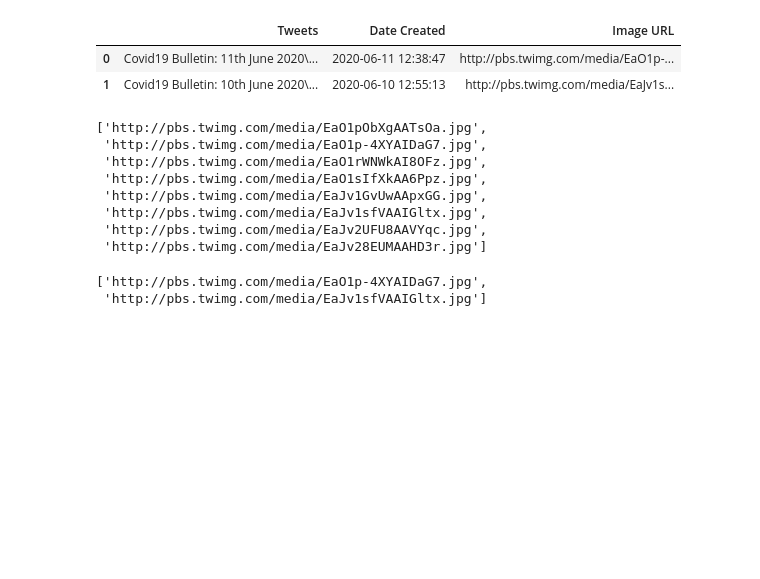
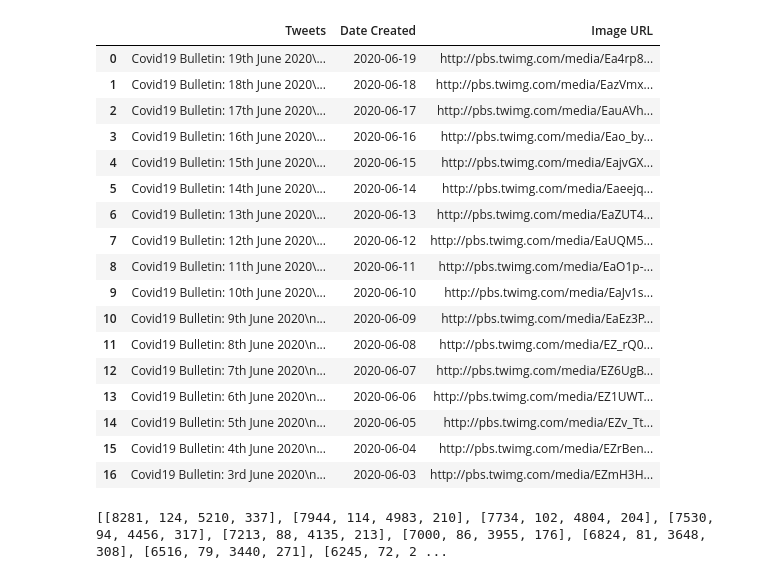
Before and after one commit to adimehta03/CODS-NLP-ML-Team, a Jupyter notebook: Twitter_Scrape1/Media.ipynb, the cells around one changed output. Saved outputs shown, nothing was run; the diff lists cells and outputs as text; code cells hidden in the pictures; blank space fills up the shorter version.

Commit message:
Data Vizualisation

```diff
--- a/Twitter_Scrape1/Media.ipynb
+++ b/Twitter_Scrape1/Media.ipynb
@@ -2,60 +54,80 @@
 import tweepy
 import json
 import pandas as pd
 
 # import twitter_credentials
 consumer_key = "cFf7im7BH68xO9qh3zEsv3nFz"
 consumer_secret = "2QyodEVK63XYE5D9RFPAo0I53rhBOsNocQGpGB8rapmEqxDnJi"
 access_key = "1265319352795975680-EJBIU55ZHZnjn8svR420cqVuU9evRL"
 access_secret = "i8h2utF6b2l2Uh7Vpg6c2mnPOO1CuthGdbyWtHSWdIURP"
 
 auth = tweepy.OAuthHandler(consumer_key, consumer_secret)
 auth.set_access_token(access_key, access_secret)
 api = tweepy.API(auth)
 
 screenname = "CMofKarnataka"
 tweet, tweets_dates, img_url, img = [], [], [], []
 
-tweets = api.user_timeline(screen_name=screenname,count=20,tweet_mode="extended")
+tweets = api.user_timeline(screen_name=screenname,count=200,tweet_mode="extended")
 tweet = []
 tweets_dates = []
 img_url = []
+img = []
 
 for status in tweets:
-    if "Covid19 Bulletin:" in status.full_text:
+    if "Total Confirmed Cases: " in status.full_text:
         tweet.append(status.full_text)
         tweets_dates.append(status.created_at)
         for media in status.extended_entities['media']:
-#             jidk = (status.entities["urls"][0])
-#             jsn_str.append(jidk["expanded_url"])
             img_url.append(media['media_url'])
-img = []
-for i in range(1,len(img_url),4):
-    try:
-        img.append(img_url[i])
-    except:
-        pass
-
-df = pd.DataFrame({"Tweets":tweet,"Date Created":tweets_dates,"Image URL":img})
+        img.append(img_url)
+        img_url=[]
+for i in img:
+    img_url.append(i[1])
+df = pd.DataFrame({"Tweets":tweet,"Date Created":tweets_dates,"Image URL":img_url})
 df.to_csv(screenname+'.csv')
+df["Date Created"]=df['Date Created'].dt.date
 df
 # %% [output]
 |  | Tweets | Date Created | Image URL |
-| 0 | Covid19 Bulletin: 11th June 2020\... | 2020-06-11 12:38:47 | http://pbs.twimg.com/media/EaO1p-... |
-| 1 | Covid19 Bulletin: 10th June 2020\... | 2020-06-10 12:55:13 | http://pbs.twimg.com/media/EaJv1s... |
+| 0 | Covid19 Bulletin: 19th June 2020\... | 2020-06-19 | http://pbs.twimg.com/media/Ea4rp8... |
+| 1 | Covid19 Bulletin: 18th June 2020\... | 2020-06-18 | http://pbs.twimg.com/media/EazVmx... |
+| 2 | Covid19 Bulletin: 17th June 2020\... | 2020-06-17 | http://pbs.twimg.com/media/EauAVh... |
+| 3 | Covid19 Bulletin: 16th June 2020\... | 2020-06-16 | http://pbs.twimg.com/media/Eao_by... |
+| 4 | Covid19 Bulletin: 15th June 2020\... | 2020-06-15 | http://pbs.twimg.com/media/EajvGX... |
+| 5 | Covid19 Bulletin: 14th June 2020\... | 2020-06-14 | http://pbs.twimg.com/media/Eaeejq... |
+| 6 | Covid19 Bulletin: 13th June 2020\... | 2020-06-13 | http://pbs.twimg.com/media/EaZUT4... |
+| 7 | Covid19 Bulletin: 12th June 2020\... | 2020-06-12 | http://pbs.twimg.com/media/EaUQM5... |
+| 8 | Covid19 Bulletin: 11th June 2020\... | 2020-06-11 | http://pbs.twimg.com/media/EaO1p-... |
+| 9 | Covid19 Bulletin: 10th June 2020\... | 2020-06-10 | http://pbs.twimg.com/media/EaJv1s... |
+| 10 | Covid19 Bulletin: 9th June 2020\n... | 2020-06-09 | http://pbs.twimg.com/media/EaEz3P... |
+| 11 | Covid19 Bulletin: 8th June 2020\n... | 2020-06-08 | http://pbs.twimg.com/media/EZ_rQ0... |
+| 12 | Covid19 Bulletin: 7th June 2020\n... | 2020-06-07 | http://pbs.twimg.com/media/EZ6UgB... |
+| 13 | Covid19 Bulletin: 6th June 2020\n... | 2020-06-06 | http://pbs.twimg.com/media/EZ1UWT... |
+| 14 | Covid19 Bulletin: 5th June 2020\n... | 2020-06-05 | http://pbs.twimg.com/media/EZv_Tt... |
+| 15 | Covid19 Bulletin: 4th June 2020\n... | 2020-06-04 | http://pbs.twimg.com/media/EZrBen... |
+| 16 | Covid19 Bulletin: 3rd June 2020\n... | 2020-06-03 | http://pbs.twimg.com/media/EZmH3H... |
-# %%
-jsn_str
-# %% [output]
-['http://pbs.twimg.com/media/EaO1pObXgAATsOa.jpg',
- 'http://pbs.twimg.com/media/EaO1p-4XYAIDaG7.jpg',
- 'http://pbs.twimg.com/media/EaO1rWNWkAI8OFz.jpg',
- 'http://pbs.twimg.com/media/EaO1sIfXkAA6Ppz.jpg',
- 'http://pbs.twimg.com/media/EaJv1GvUwAApxGG.jpg',
- 'http://pbs.twimg.com/media/EaJv1sfVAAIGltx.jpg',
- 'http://pbs.twimg.com/media/EaJv2UFU8AAVYqc.jpg',
- 'http://pbs.twimg.com/media/EaJv28EUMAAHD3r.jpg']
-# %%
-img
-# %% [output]
-['http://pbs.twimg.com/media/EaO1p-4XYAIDaG7.jpg',
- 'http://pbs.twimg.com/media/EaJv1sfVAAIGltx.jpg']
+# %%
+case  = []
+title = []
+cases = []
+for i in tweet:
+    index = i.split("\n").index('')
+    val = i.split("\n")
+    rindex = (len(val) -1) - list(reversed(val)).index('')
+    split_tweets = (val[index+1:rindex])
+
+    count = 0
+    for i in split_tweets:
+            count += 1
+            title.append(i.split(': ')[0])
+            case.append(int(i.split(": ")[1]))
+#             print(i.split(": "))
+            if count == 4:
+                break
+    cases.append(case)
+    case = []
+title = title[:4]
+print(cases,title)
+# %% [output]
+[[8281, 124, 5210, 337], [7944, 114, 4983, 210], [7734, 102, 4804, 204], [7530, 94, 4456, 317], [7213, 88, 4135, 213], [7000, 86, 3955, 176], [6824, 81, 3648, 308], [6516, 79, 3440, 271], [6245, 72, 2 ...
```
Also changed, not shown: parts of 9 cells of this notebook, 25 other files.
